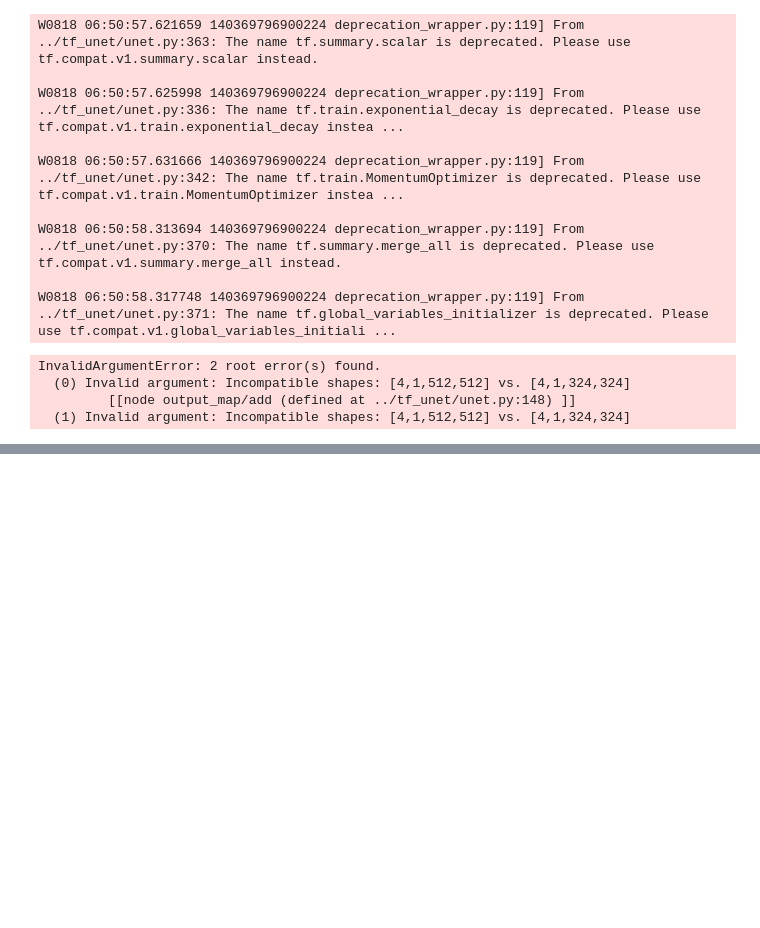
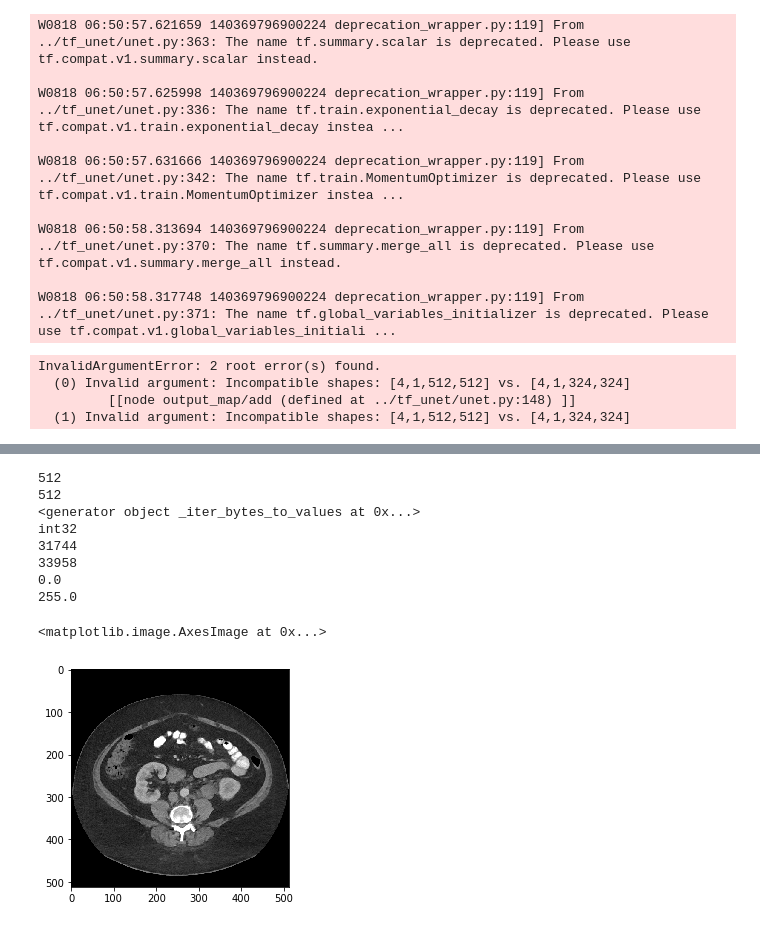
Before and after one commit to bottlenome/tf_unet, a Jupyter notebook: demo/fbp_unet.ipynb, the cells around one changed output, grey strips where cells are left out. Saved outputs shown, nothing was run; the diff lists cells and outputs as text; code cells hidden in the pictures; blank space fills up the shorter version.

```diff
--- a/demo/fbp_unet.ipynb
+++ b/demo/fbp_unet.ipynb
@@ -95,0 +160,38 @@ fig.savefig("../docs/toy_problem.png")
+# %%
+import png
+import numpy as np
+from sklearn.preprocessing import minmax_scale
+
+reader = png.Reader("/mnt/collect/ct_images/Images_png/000086_04_01/079.png")
+pngdata = reader.read()
+print(pngdata[0])
+print(pngdata[1])
+print(pngdata[2])
+px_array = np.array(map(np.int32, pngdata[2]))
+print(px_array.dtype)
+print(np.min(px_array))
+print(np.max(px_array))
+
+normalized = px_array - 32768
+
+def intensity_windowing(img, a, b):
+    assert(a < b)
+    # return np.maximum(0, img)
+    return np.minimum(255, np.maximum(0, (img - a) / (b - a) * 255))
+
+normalized = intensity_windowing(normalized, -175, 275)
+
+print(np.min(normalized))
+print(np.max(normalized))
+plt.imshow(normalized)
+# %% [output]
+512
+512
+<generator object _iter_bytes_to_values at 0x...>
+int32
+31744
+33958
+0.0
+255.0
+<matplotlib.image.AxesImage at 0x...>
+[figure, added]
```
Also changed, not shown: parts of 5 cells of this notebook.
